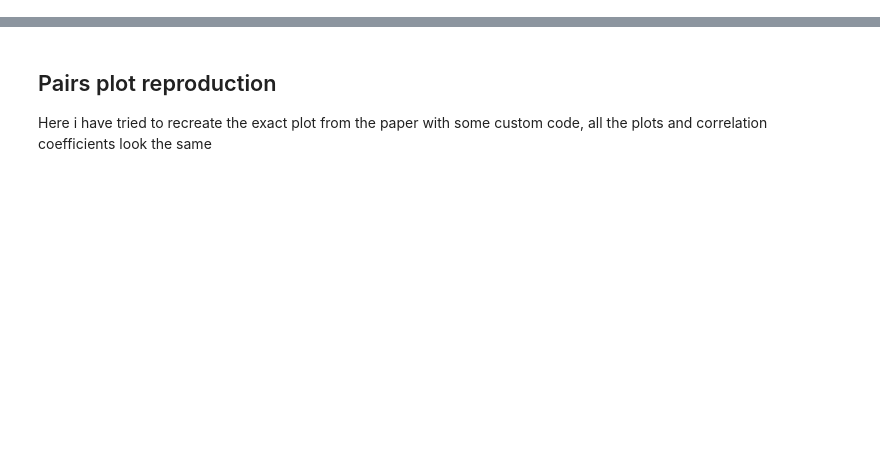
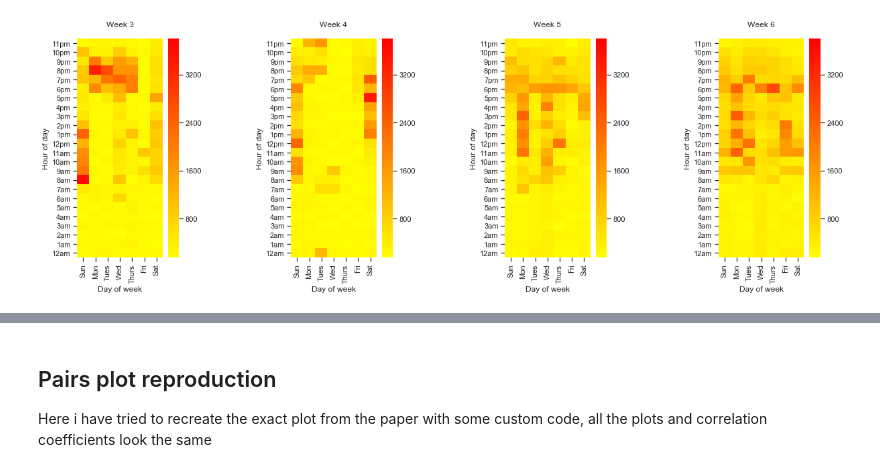
Before and after one commit to billy1234/DataScience-Portfolio, a Jupyter notebook: Portfolio2.ipynb, the cells around one changed output, grey strips where cells are left out. Drawn from its saved outputs; the diff is of its cells as text; code cells hidden in the pictures; blank space fills up the shorter version.

```diff
--- a/Portfolio2.ipynb
+++ b/Portfolio2.ipynb
@@ -29,0 +30,18 @@ pairp.map_upper(corrfunc)
+# %%
+df['date'] = pd.to_datetime(df['date'])
+hourLables = (["12am"] + [str(e)+"am"  for e in range(1,12)] + ["12pm"] + [str(e)+"pm"  for e in range(1,12)])[::-1]
+dayNames = ['Sun','Mon','Tues','Wed','Thurs','Fri','Sat']
+dayMap = dict(zip([6]+list(range(0,6)),range(0,7))) #so the 1st day is sunday not monday
+df['week'],df['day'],df['hour']= df['date'].map(lambda x: x.isocalendar()[1]) ,df['date'].map(lambda x: dayMap[x.weekday()]) ,df['date'].map(lambda x: x.hour)
+
+weeks = range(3,7)
+fig, axArr = plt.subplots(1,len(weeks),figsize=(20,6), gridspec_kw=dict(wspace=1))
+for week,ax in zip(weeks,axArr):
+    pivot = pd.pivot_table(df[df['week'] == week] [['day','hour', 'Appliances']], index=['day', 'hour'], aggfunc='sum')
+    unstacked = pivot.unstack(level=0)
+    ax = sns.heatmap(unstacked.sort_index(ascending=False), fmt="d", ax=ax,cmap='autumn_r',vmin=150, vmax=3800,xticklabels=dayNames,yticklabels=hourLables)
+    ax.axes.set_title(f"Week {week}\n")
+    ax.set(xlabel='Day of week', ylabel='Hour of day');
+plt.show()
+# %% [output]
+[figure, added]
```
Also changed, not shown: parts of 8 cells of this notebook.
